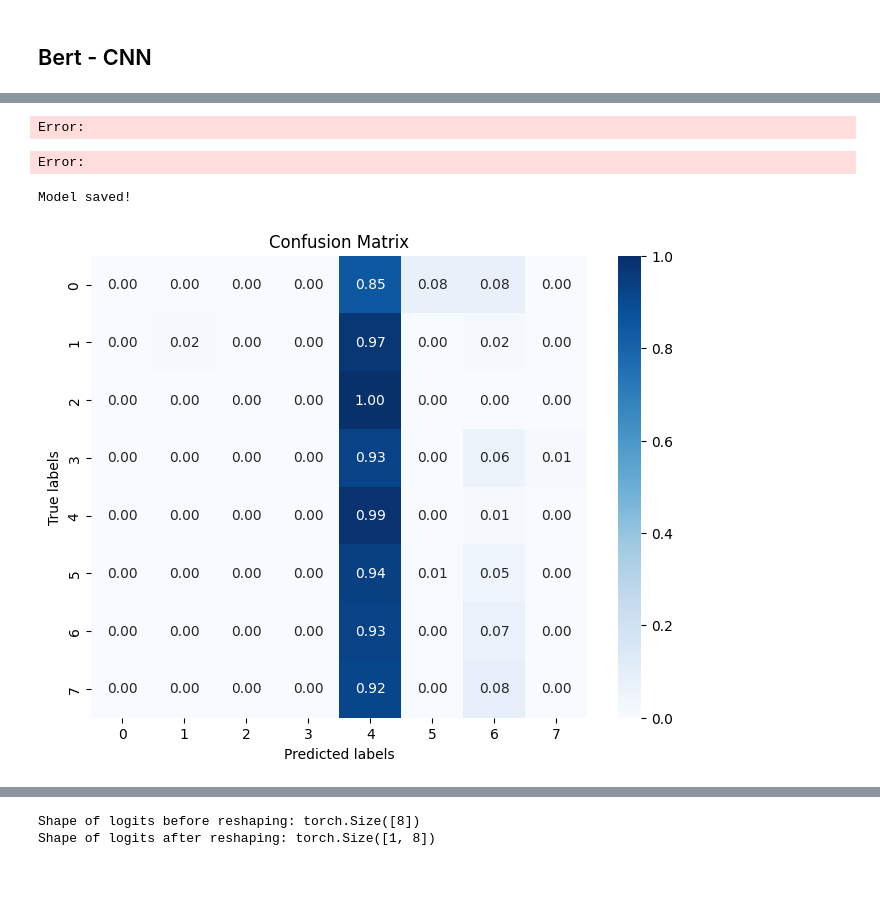
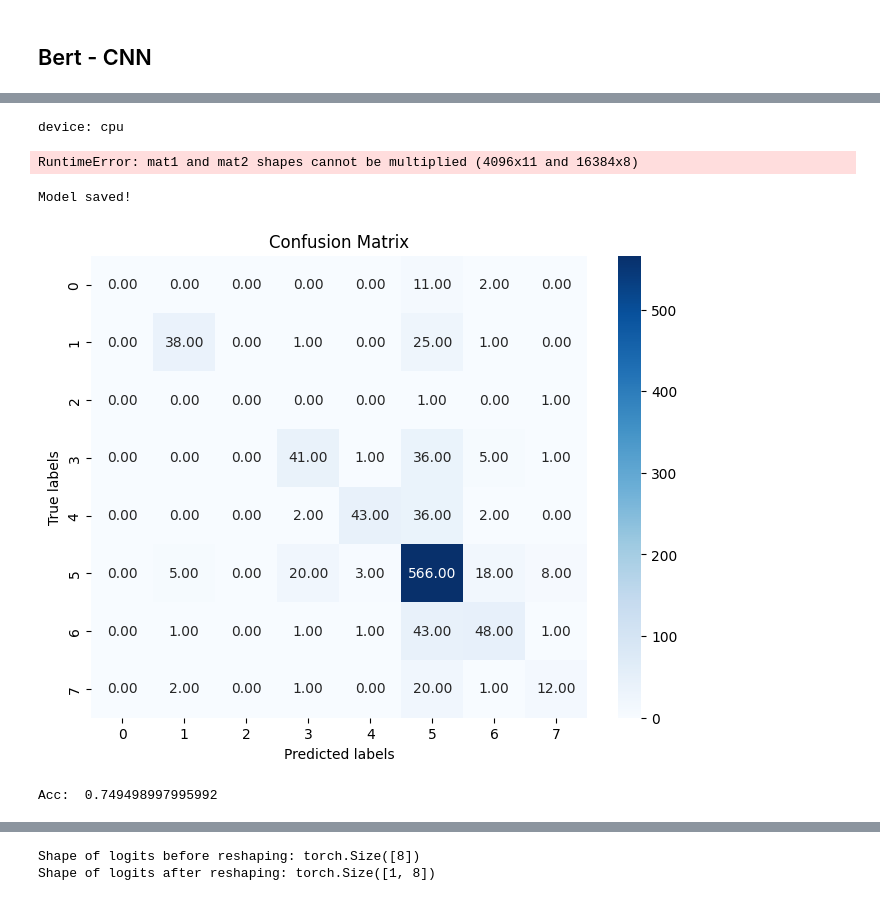
Before and after one commit to AllOneeeee/Lumintu, a Jupyter notebook: Untitled.ipynb, the cells around one changed output, grey strips where cells are left out. Saved outputs shown, nothing was run; the diff lists cells and outputs as text; code cells hidden in the pictures.

```diff
--- a/Untitled.ipynb
+++ b/Untitled.ipynb
@@ -815,34 +879,63 @@ device: cpu
 # %%
-criterion = nn.CrossEntropyLoss()
-optimizer = optim.Adam(model.parameters(), lr=1e-5, weight_decay=1e-6)
+device = torch.device("cuda:0" if torch.cuda.is_available() else "cpu")
+print("device:", device)
+model = model.to(device)
 
-# Training loop
+model.train()
+optimizer = optim.Adam(model.parameters(), lr=1e-5)
 NUM_EPOCHS = 3
+
 for epoch in range(NUM_EPOCHS):
     train_loss = 0.0
     train_acc = 0.0
-    model.train()
 
     loop = tqdm(trainloader)
     for batch_idx, data in enumerate(loop):
         tokens_tensors, segments_tensors, masks_tensors, labels = [t.to(device) for t in data]
+
         optimizer.zero_grad()
 
-        logits = model(input_ids=tokens_tensors, attention_mask=masks_tensors, token_type_ids=segments_tensors)
+        outputs = model(input_ids=tokens_tensors,
+                        token_type_ids=segments_tensors,
+                        attention_mask=masks_tensors,
+                        labels=labels)
 
-        loss = criterion(logits, labels)
+        loss = outputs[0]
         loss.backward()
         optimizer.step()
 
+        logits = outputs[1]
         _, pred = torch.max(logits.data, 1)
         train_acc = accuracy_score(pred.cpu().tolist(), labels.cpu().tolist())
+
         train_loss += loss.item()
 
         loop.set_description(f"Epoch [{epoch+1}/{NUM_EPOCHS}]")
         loop.set_postfix(acc=train_acc, loss=train_loss)
 # %% [output]
-Error:
+device: cpu
-Error:
+RuntimeError: mat1 and mat2 shapes cannot be multiplied (4096x11 and 16384x8)
+# %%
+true = []
+predictions = []
+
+with torch.no_grad():
+    model.eval()
+    for data in testloader:
+        if next(model.parameters()).is_cuda:
+            data = [t.to(device) for t in data if t is not None]
+
+        tokens_tensors, segments_tensors, masks_tensors = data[:3]
+        test_outputs = model(input_ids=tokens_tensors,
+                             token_type_ids=segments_tensors,
+                             attention_mask=masks_tensors)
+
+        logits = test_outputs
+        _, pred = torch.max(logits.data, 1)
+
+        labels = data[3]
+        true.extend(labels.cpu().tolist())
+        predictions.extend(pred.cpu().tolist())
 # %%
 torch.save(model, 'ckp/best_cnnbert.pth')
 print('Model saved!')
@@ -857,7 +950,8 @@ import matplotlib.pyplot as plt
 # Function to plot confusion matrix
 def plot_confusion_matrix(y_true, y_pred):
     cm = confusion_matrix(y_true, y_pred)
-    cm = cm.astype('float') / cm.sum(axis=1)[:, np.newaxis]  # Normalize confusion matrix
+    disp = ConfusionMatrixDisplay(confusion_matrix=cm)
+    disp.plot()
 
     plt.figure(figsize=(8, 6))
     sns.heatmap(cm, annot=True, fmt=".2f", cmap="Blues")
@@ -868,31 +962,33 @@ def plot_confusion_matrix(y_true, y_pred):
 
 # Function to get predictions and true labels
 def get_predictions_and_labels(model, testloader):
     model.eval()
     all_preds = []
     all_labels = []
 
     with torch.no_grad():
         for data in testloader:
             tokens_tensors, segments_tensors, masks_tensors, labels = [t.to(device) for t in data]
 
             # Forward pass
             outputs = model(input_ids=tokens_tensors,
                             attention_mask=masks_tensors,
                             token_type_ids=segments_tensors)
 
             logits = outputs
             _, preds = torch.max(logits, 1)
 
             all_preds.extend(preds.cpu().numpy())
             all_labels.extend(labels.cpu().numpy())
 
     return all_preds, all_labels
 
 # Get predictions and true labels
 predictions, labels = get_predictions_and_labels(model, testloader)
 
 # Plot confusion matrix
 plot_confusion_matrix(labels, predictions)
+print('Acc: ', accuracy_score(predictions,labels))
 # %% [output]
-[figure, old version]
+[figure, new version]
+Acc:  0.749498997995992
```
Also changed, not shown: parts of 20 cells of this notebook, 11 other files.
